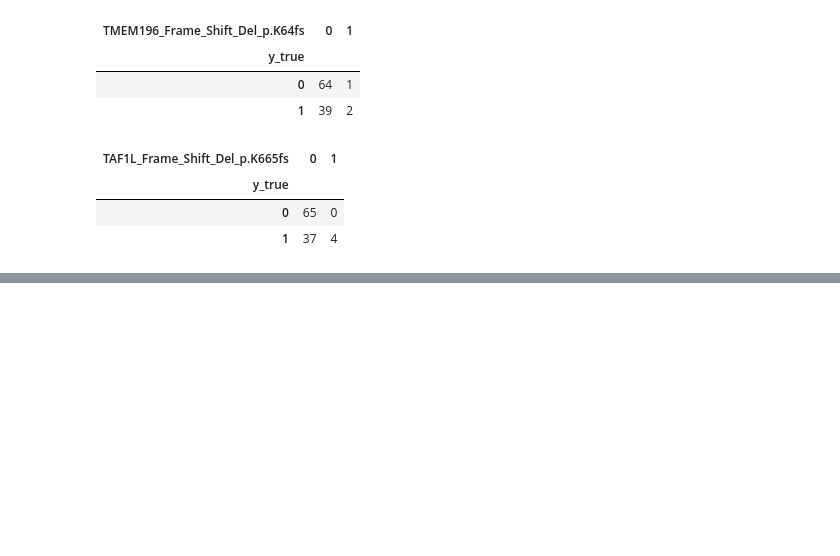
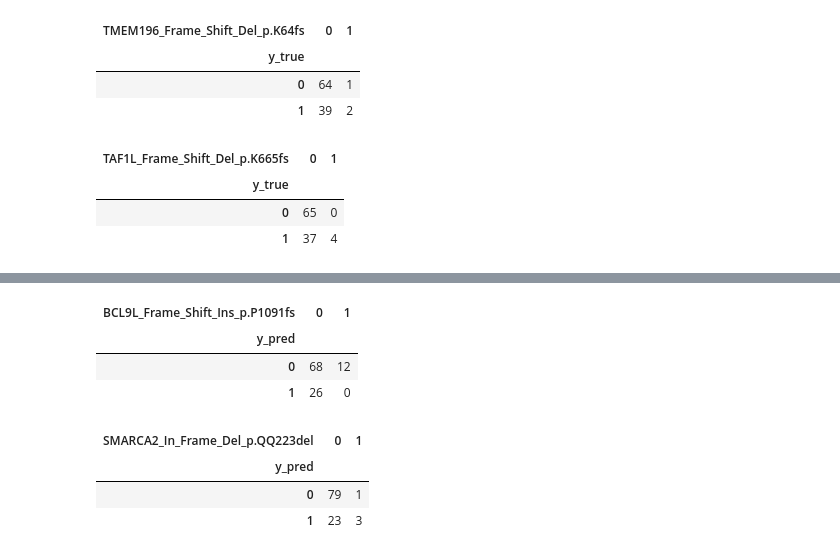
Before and after one commit to braemp4/venetoclax-project, a Jupyter notebook: scripts/notebooks/wes_analysis_2.ipynb, the cells around one changed output, grey strips where cells are left out. Cells and saved outputs as stored; diff of their text form; code cells hidden in the pictures; blank space fills up the shorter version.

```diff
--- a/scripts/notebooks/wes_analysis_2.ipynb
+++ b/scripts/notebooks/wes_analysis_2.ipynb
@@ -131,3 +134,17 @@ pd.crosstab(mutation_matrix['y_pred'], mutation_matrix[taf1l])
+# %%
+pd.crosstab(mutation_matrix['y_pred'], mutation_matrix['BCL9L_Frame_Shift_Ins_p.P1091fs'])
+# %% [output]
+| BCL9L_Frame_Shift_Ins_p.P1091fs | 0 | 1 |
+| y_pred |  |  |
+| 0 | 68 | 12 |
+| 1 | 26 | 0 |
+# %%
+pd.crosstab(mutation_matrix['y_pred'], mutation_matrix['SMARCA2_In_Frame_Del_p.QQ223del'])
+# %% [output]
+| SMARCA2_In_Frame_Del_p.QQ223del | 0 | 1 |
+| y_pred |  |  |
+| 0 | 79 | 1 |
+| 1 | 23 | 3 |
 # %%
 import umap
 import scipy
```
Also changed, not shown: parts of 9 cells of this notebook, 5 other files.
